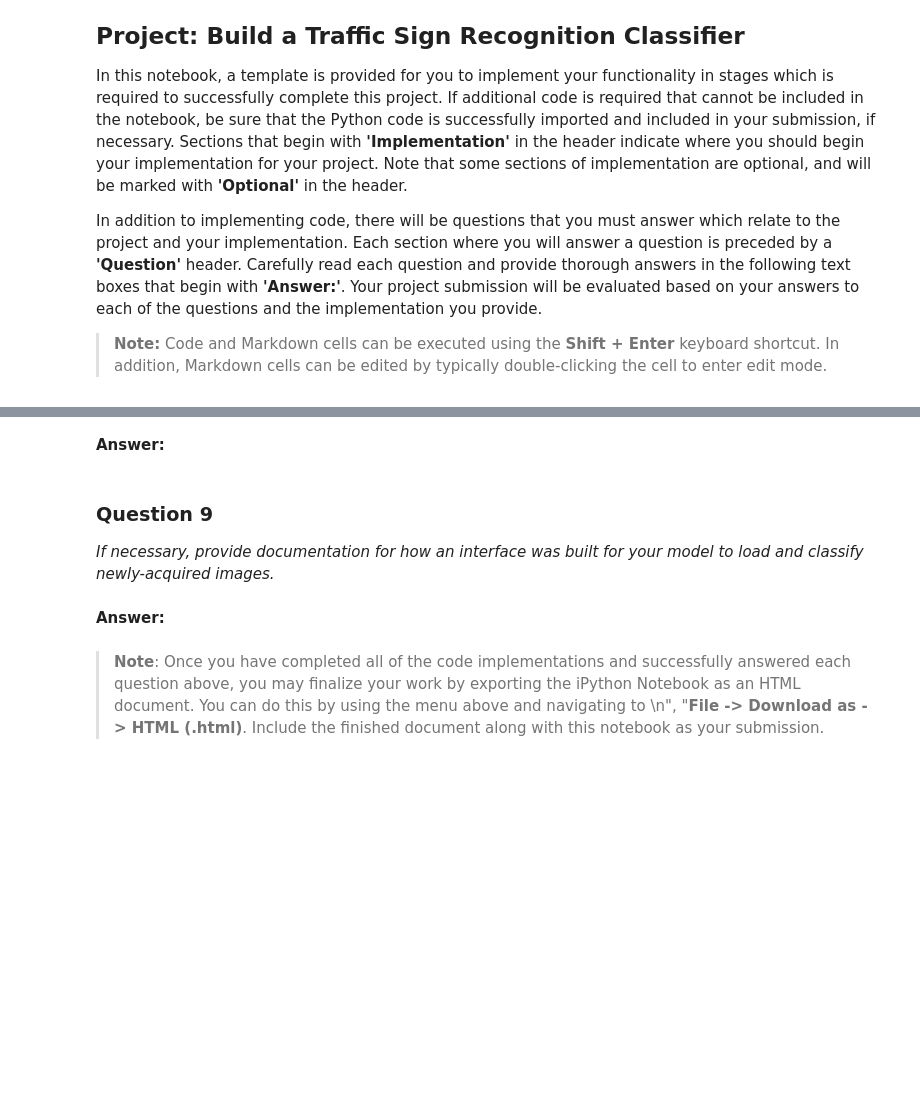
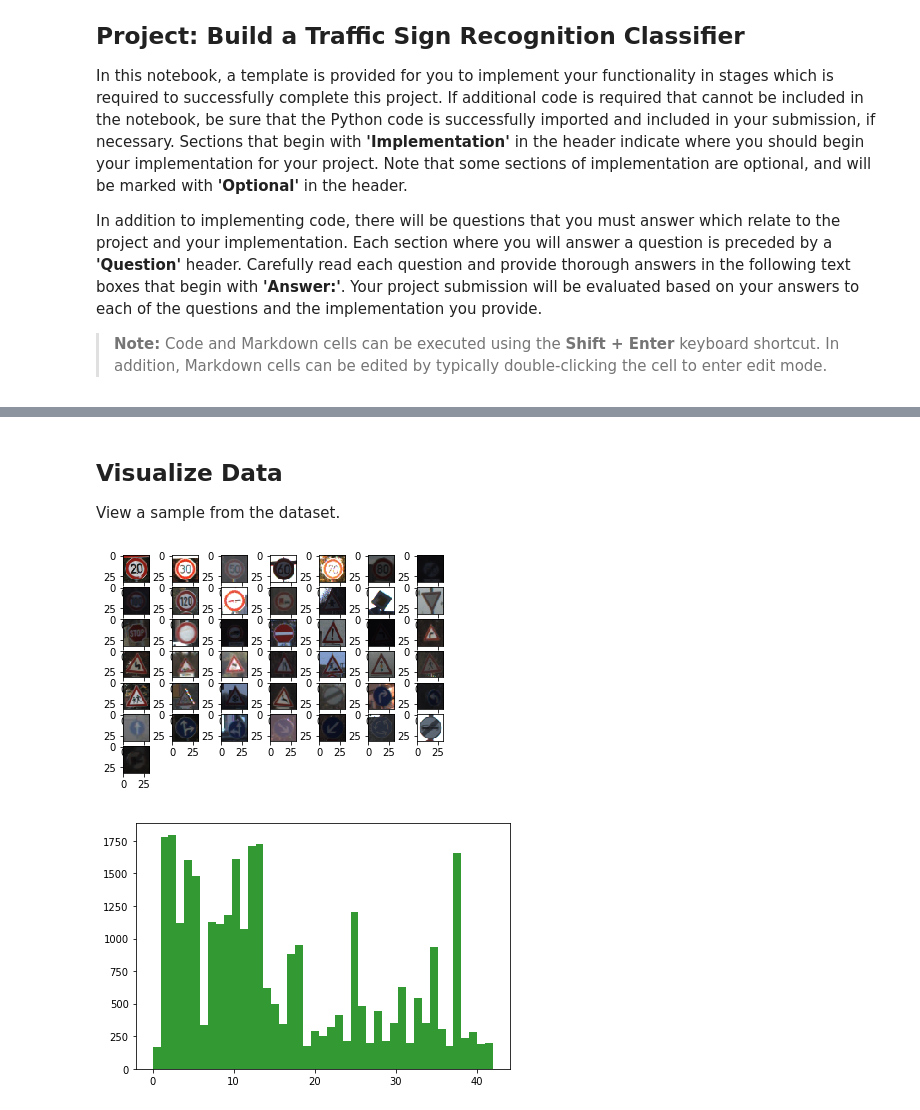
Before and after one commit to mehditlili/CarND-Traffic-Sign-Classifier-Project, a Jupyter notebook: Traffic_Sign_Classifier.ipynb, the cells around one changed output, grey strips where cells are left out. Saved outputs shown, nothing was run; the diff lists cells and outputs as text; code cells hidden in the pictures; blank space fills up the shorter version.

```diff
--- a/Traffic_Sign_Classifier.ipynb
+++ b/Traffic_Sign_Classifier.ipynb
@@ -31,6 +21,8 @@ import numpy as np
 import cv2
 import matplotlib.pyplot as plt
 import tensorflow as tf
+from sklearn.utils import shuffle
+
 %matplotlib inline
 
 # TODO: fill this in based on where you saved the training and testing data
@@ -53,10 +45,7 @@ X_test = X_test[idx_test]
 y_train = y_train[idx_train]
 y_test = y_test[idx_test]
 
-print(X_train.shape)
-print(y_train.shape)
-print(X_test.shape)
-print(y_test.shape)
-print(np.unique(y_train))
-for i in range(np.max(y_train)):
-    print(y_train[np.where(y_train == i)].shape)
+X_train, y_train = shuffle(X_train, y_train)
+
+from sklearn.model_selection import train_test_split
+X_train, X_validation, y_train, y_validation = train_test_split(X_train, y_train, test_size=0.2)
@@ -449,10 +78,26 @@ _Is your model able to perform equally well on captured pictures or a live camer
-# %% [markdown]
-**Answer:**
-# %% [markdown]
-### Question 9
-_If necessary, provide documentation for how an interface was built for your model to load and classify newly-acquired images._
-# %% [markdown]
-**Answer:**
-# %% [markdown]
-> **Note**: Once you have completed all of the code implementations and successfully answered each question above, you may finalize your work by exporting the iPython Notebook as an HTML document. You can do this by using the menu above and navigating to  \n",
-    "**File -> Download as -> HTML (.html)**. Include the finished document along with this notebook as your submission.
+# %% [markdown]
+## Visualize Data
+
+View a sample from the dataset.
+# %%
+import random
+import numpy as np
+import matplotlib.pyplot as plt
+%matplotlib inline
+
+
+# From the histogram below, a target of 1500 training samples for each class seems reasonable
+min_samples_per_class = 1500
+
+plt.figure()
+for i in range(n_classes):
+    plt.subplot(7, 7, i+1)
+    plt.imshow(X_train[np.where(y_train == i)][0])
+
+plt.figure()
+plt.hist(np.array(y_train), np.unique(y_train).shape[0], color='green', alpha=0.8)
+plt.tight_layout()
+plt.show()
+# %% [output]
+[figure, added]
+[figure, added]
```
Also changed, not shown: parts of 53 cells of this notebook, 3 other files.
